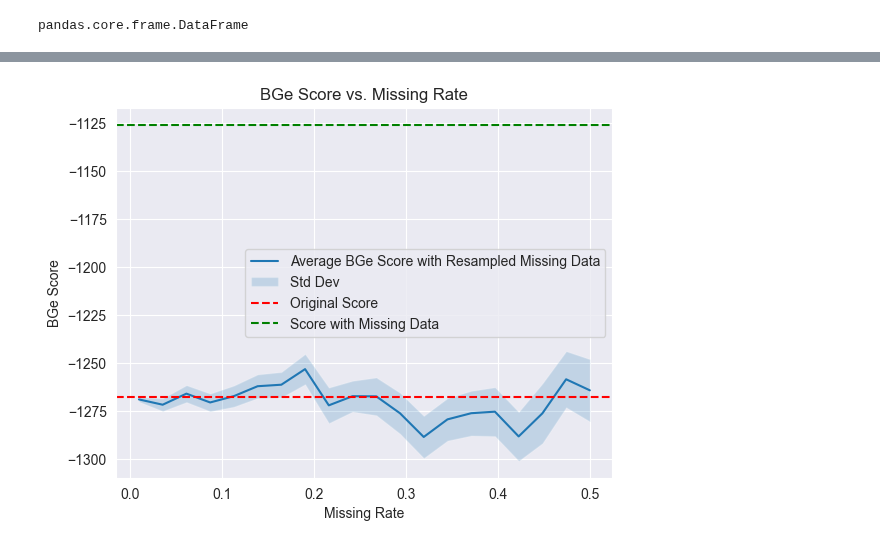
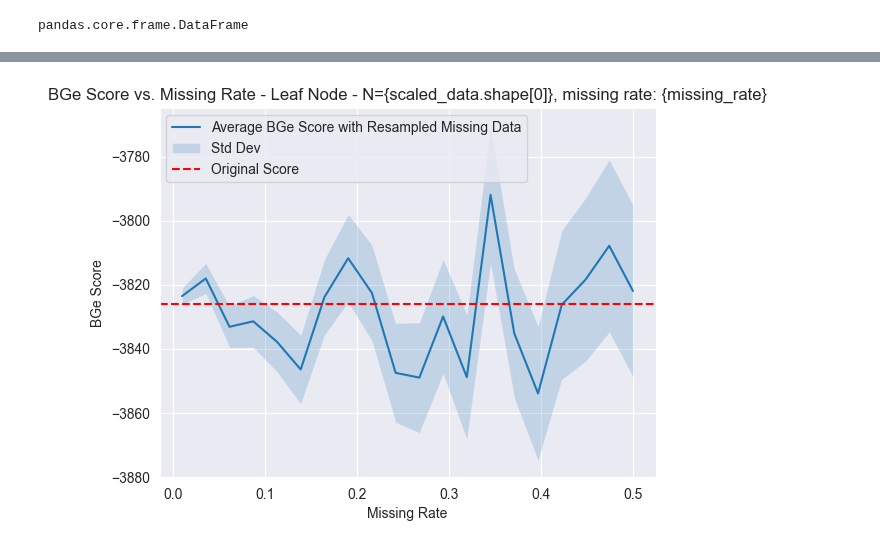
Before and after one commit to human-technology-institute/structure_learning, a Jupyter notebook: examples/test_missingness.ipynb, the cells around one changed output, grey strips where cells are left out. Saved outputs shown, nothing was run; the diff lists cells and outputs as text; code cells hidden in the pictures.

```diff
--- a/examples/test_missingness.ipynb
+++ b/examples/test_missingness.ipynb
@@ -24,6 +25,6 @@ np.random.seed(100)
 # %% [markdown]
 Testing new class Node - NIW_BGe_GlobalPrior_Node
 # %%
-synthetic_data = SyntheticDataset(num_nodes=5, num_obs=500, node_labels=[chr(ord('a') + i) for i in range(5)], degree=2)
+synthetic_data = SyntheticDataset(num_nodes=5, num_obs=1500, node_labels=[chr(ord('a') + i) for i in range(5)], degree=2)
 scaled_data = synthetic_data.data.standardise()
 # %% [output]
@@ -139,4 +140,6 @@ np.float64(-1181.6258487582545)
 # %%
+# THis only work if sampling based on topological order
+
 def sample_missing_values(
     data: Data,
     graph: DAG,
@@ -186,6 +189,8 @@ def sample_missing_values(
 
     topo_order = graph.topological_sort()
 
+    modified_nodes = []
+
     for node in topo_order:
 
         parents = list(graph.find_parents(node))
@@ -193,9 +198,12 @@ def sample_missing_values(
         # Only sampling missing data - TODO: missing data per node, should be captured in INIT - keep an empty list if no missing data so easy to continue. keep indices instead?
         missing = data[node].isna()
 
-        if not missing.any():
+
+        if not missing.any() and not any(parent in modified_nodes for parent in parents):
             # print(f"Node {node} has no missing values. Skipping.")
             continue
+        else:
+            modified_nodes.append(node)
 
         # ------------------------------------------------------------
         # Determine which missing observations can actually be sampled
@@ -255,7 +474,7 @@ for target_col in scaled_data.columns:
 
     models[target_col] = niw_node
 # %%
-resampled_NAN_data = sample_missing_values(simulating_data_with_missingness,  synthetic_data.graph, models)
+resampled_NAN_data = sample_missing_values2(simulating_data_with_missingness,  synthetic_data.graph, models)
 # %%
 resampled_NAN_data.values.isna().sum(axis=0)
 # %% [output]
@@ -376,12 +629,12 @@ See the caveats in the documentation: https://pandas.pydata.org/pandas-docs/stab
 # %%
 plt.plot(missing_rate_vec, bge_avg, label='Average BGe Score with Resampled Missing Data')
 plt.fill_between(missing_rate_vec, np.array(bge_avg) - np.array(bge_std), np.array(bge_avg) + np.array(bge_std), alpha=0.2, label='Std Dev')
 plt.axhline(score_struct.compute(synthetic_data.graph)['score'], color='r', linestyle='--', label='Original Score')
-plt.axhline(score_struct_missing.compute(synthetic_data.graph)['score'], color='g', linestyle='--', label='Score with Missing Data')
-plt.title('BGe Score vs. Missing Rate')
+# plt.axhline(score_struct_missing.compute(synthetic_data.graph)['score'], color='g', linestyle='--', label='Score with Missing Data')
+plt.title('BGe Score vs. Missing Rate - Leaf Node - N={scaled_data.shape[0]}, missing rate: {missing_rate}')
 plt.xlabel('Missing Rate')
 plt.ylabel('BGe Score')
 plt.legend()
 plt.show()
 # %% [output]
-[figure, old version]
+[figure, new version]
```
Also changed, not shown: parts of 31 cells of this notebook, 2 other files.
